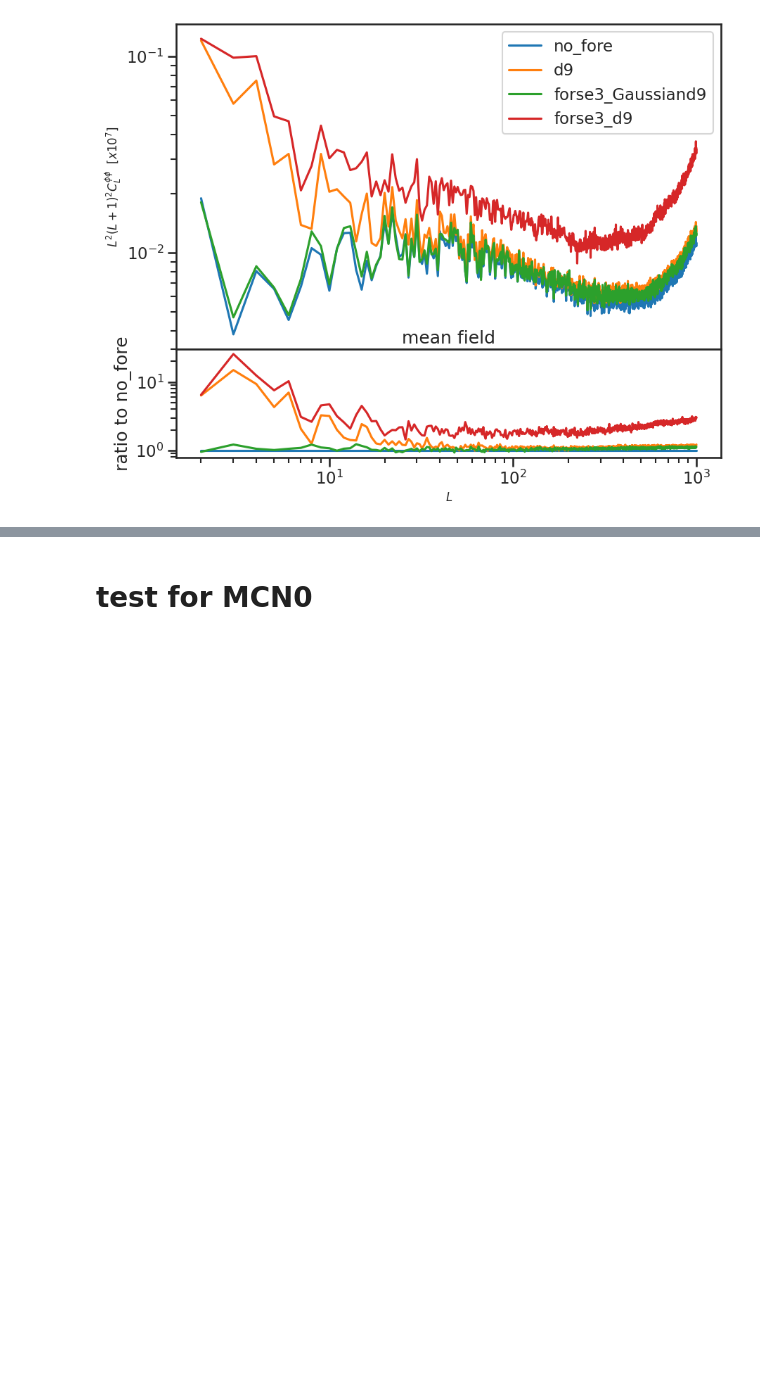
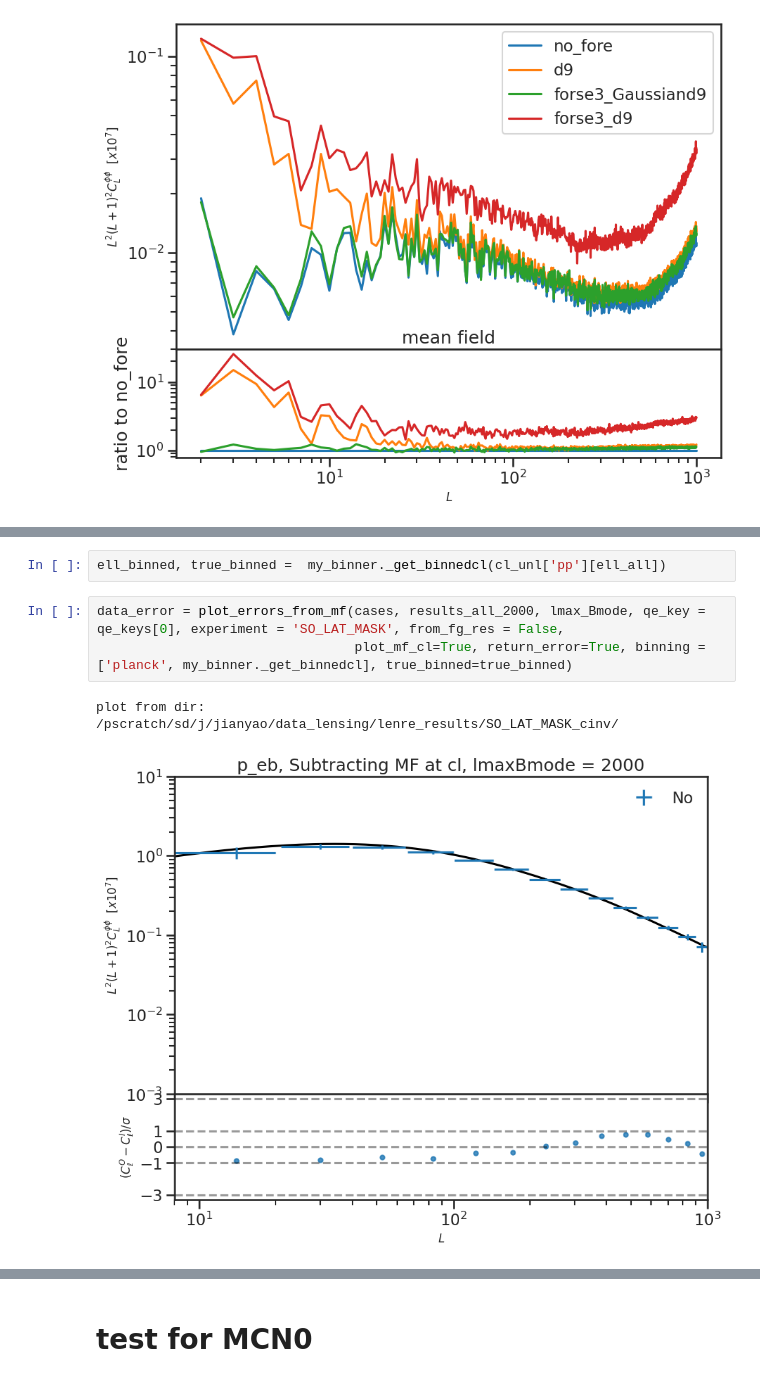
Before and after one commit to yaojian95/non_gau_lensing, a Jupyter notebook: SO_LAT_mask_cinv_analysis.ipynb, the cells around one changed output, grey strips where cells are left out. Saved outputs shown, nothing was run; the diff lists cells and outputs as text; blank space fills up the shorter version.

```diff
--- a/SO_LAT_mask_cinv_analysis.ipynb
+++ b/SO_LAT_mask_cinv_analysis.ipynb
@@ -127,0 +192,8 @@ Text(0, 0.5, 'ratio to no_fore')
+# %%
+ell_binned, true_binned =  my_binner._get_binnedcl(cl_unl['pp'][ell_all])
+# %%
+data_error = plot_errors_from_mf(cases, results_all_2000, lmax_Bmode, qe_key = qe_keys[0], experiment = 'SO_LAT_MASK', from_fg_res = False,
+                                 plot_mf_cl=True, return_error=True, binning = ['planck', my_binner._get_binnedcl], true_binned=true_binned)
+# %% [output]
+plot from dir: /pscratch/sd/j/jianyao/data_lensing/lenre_results/SO_LAT_MASK_cinv/
+[figure, added]
```
Also changed, not shown: parts of 32 cells of this notebook, 1 other file.
